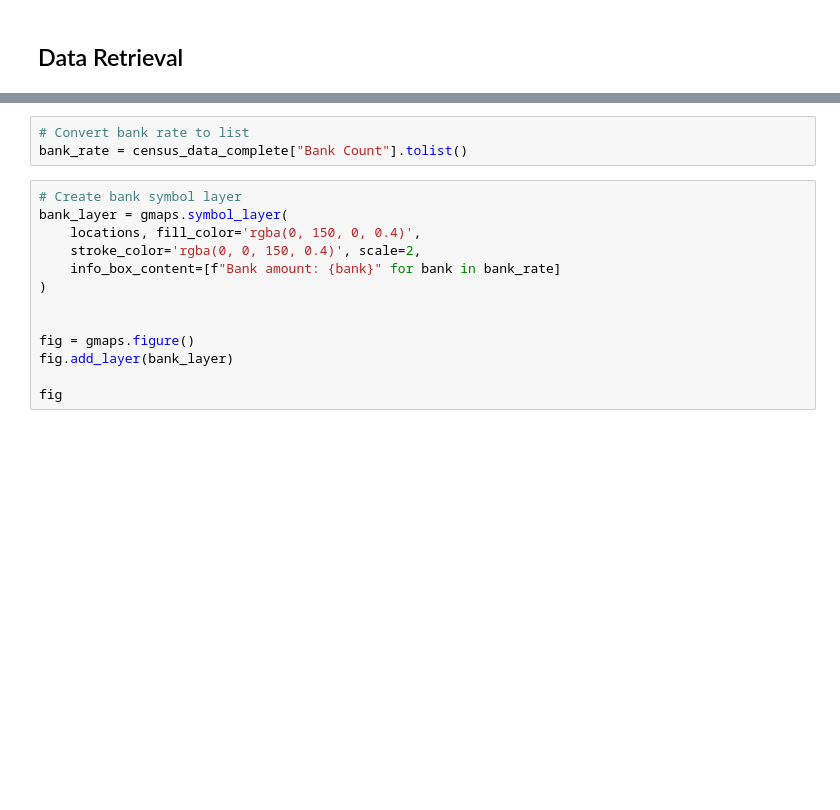
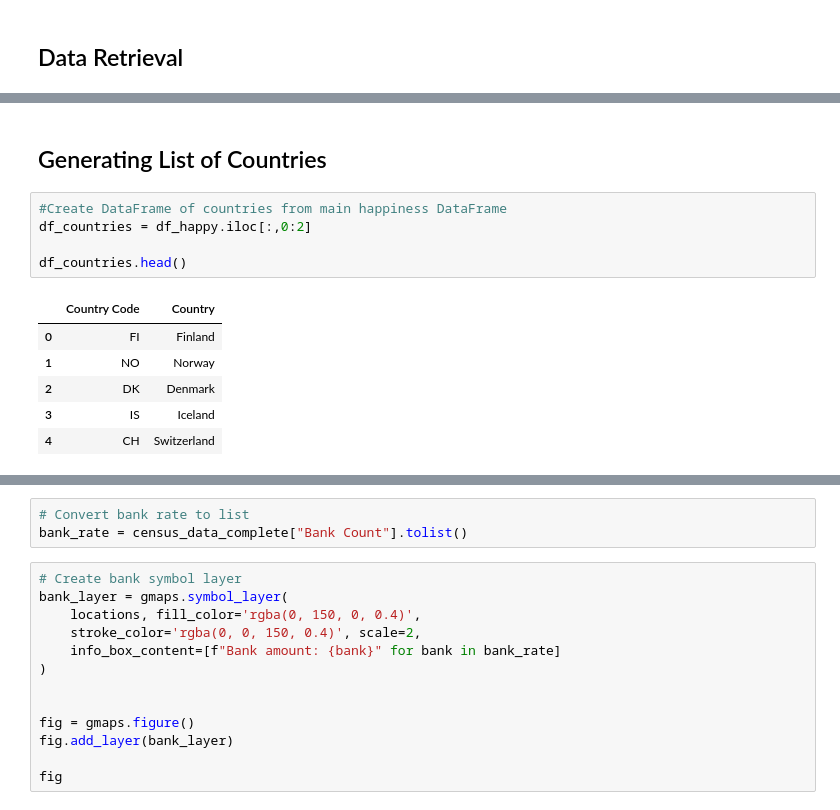
Before and after one commit to 4d4m43/DrinkAndBeHapPY, a Jupyter notebook: libs/vis1_happinessheat.ipynb, the cells around one changed output, grey strips where cells are left out. Cells and saved outputs as stored; diff of their text form; blank space fills up the shorter version.

```diff
--- a/libs/vis1_happinessheat.ipynb
+++ b/libs/vis1_happinessheat.ipynb
@@ -45,0 +91,14 @@ NameError: name 'census_data_complete' is not defined
+# %% [markdown]
+## Generating List of Countries
+# %%
+#Create DataFrame of countries from main happiness DataFrame
+df_countries = df_happy.iloc[:,0:2]
+
+df_countries.head()
+# %% [output]
+|  | Country Code | Country |
+| 0 | FI | Finland |
+| 1 | NO | Norway |
+| 2 | DK | Denmark |
+| 3 | IS | Iceland |
+| 4 | CH | Switzerland |
```
Also changed, not shown: parts of 22 cells of this notebook, 2 other files.
